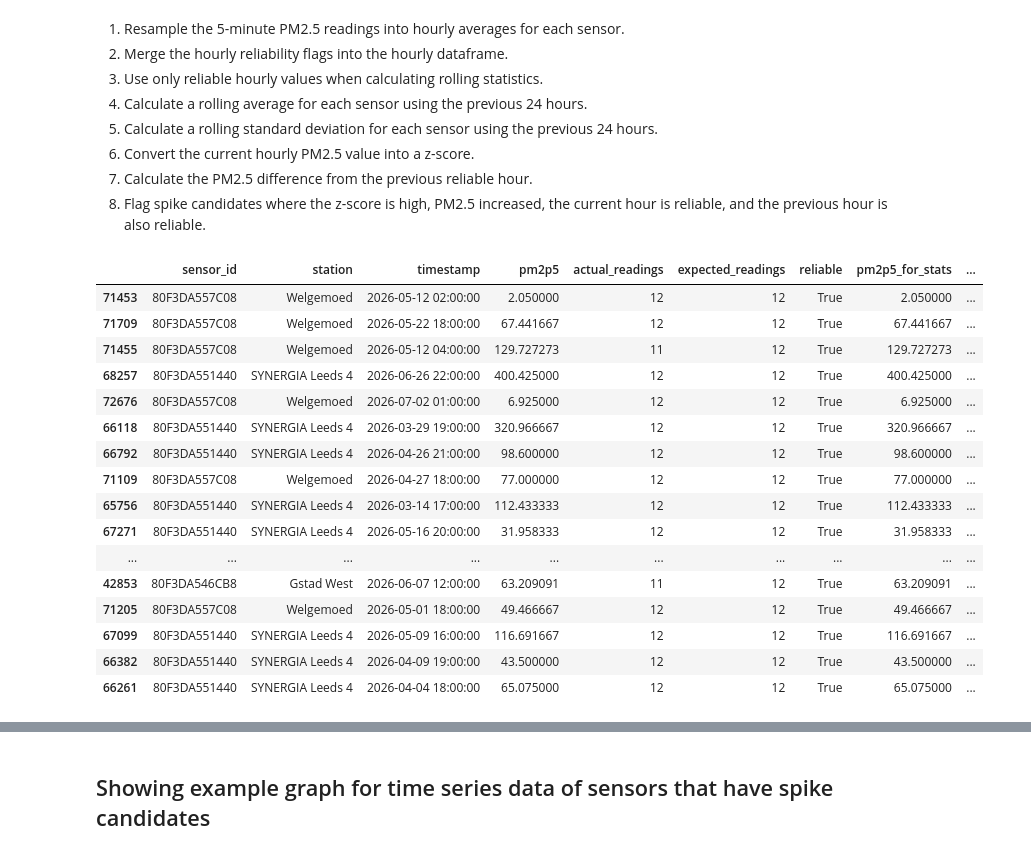
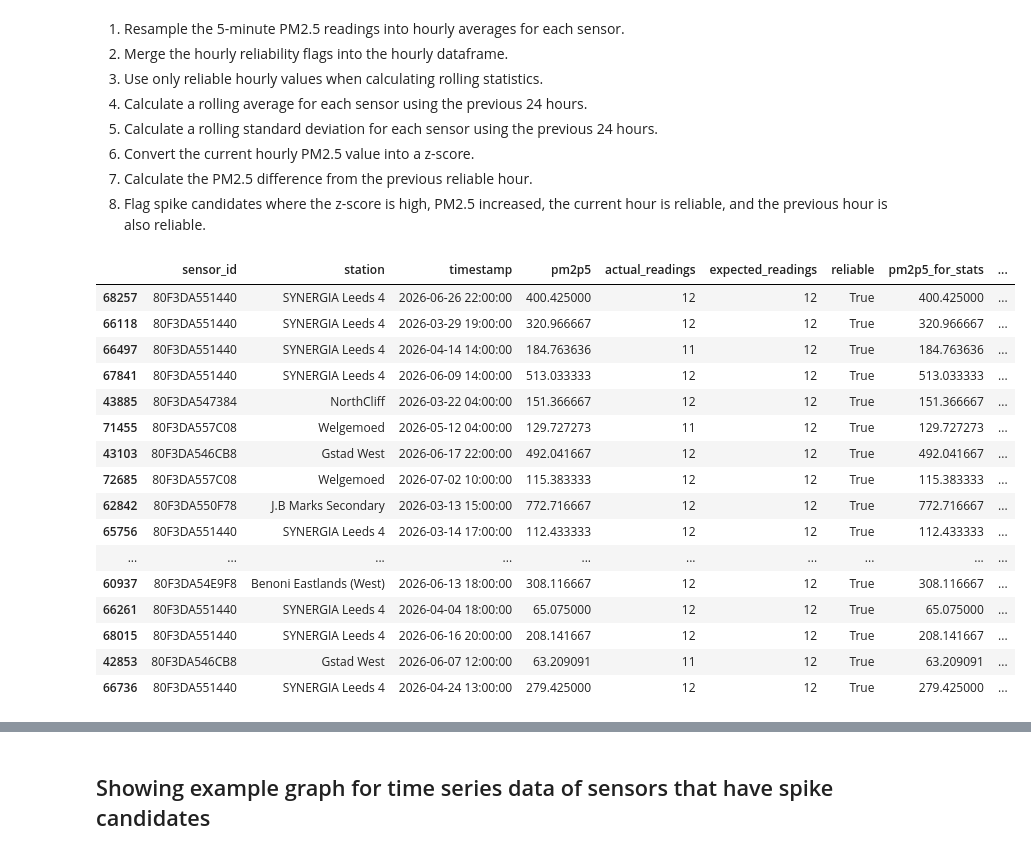
Before and after one commit to Okwukwe295/SACAQM_MLAgent, a Jupyter notebook: eda.ipynb, the cells around one changed output, grey strips where cells are left out. Saved outputs shown, nothing was run; the diff lists cells and outputs as text; code cells hidden in the pictures.

```diff
--- a/eda.ipynb
+++ b/eda.ipynb
@@ -587,7 +573,7 @@ df_full.sort_values("pm2p5", ascending=False)[
 2. Count how many 5-minute readings each sensor has in each hour.
 3. Mark each sensor-hour as reliable if it has enough readings, for example at least 10 out of 12.
 # %%
-df_full["hour"] = df_full["timestamp"].dt.floor("H") # add a new column to the DataFrame that represents the hour of each timestamp
+df_full["hour"] = df_full["timestamp"].dt.floor("h") # add a new column to the DataFrame that represents the hour of each timestamp
 
 hourly_flags = (df_full.groupby(["sensor_id","hour"]).size().reset_index(name="actual_readings")) # count the number of readings per hour for each sensor
 hourly_flags["expected_readings"] = 12 # since we are resampling to hourly, we expect 12 readings per hour
@@ -623,6 +609,8 @@ hourly_flags.head(20)
 7. Calculate the PM2.5 difference from the previous reliable hour.
 8. Flag spike candidates where the z-score is high, PM2.5 increased, the current hour is reliable, and the previous hour is also reliable.
 # %%
+import numpy as np
+
 # --------------------------------------------------
 # 1. Resample the 5-minute data to hourly averages
 # --------------------------------------------------
@@ -682,14 +670,18 @@ hourly["rolling_std"] = hourly.groupby("sensor_id")["pm2p5_for_stats"].transform
     lambda x: x.shift(1).rolling(window=24, min_periods=6).std()
 )
 
-
+min_std = 2.0
 # --------------------------------------------------
 # 5. Calculate z-score
 # --------------------------------------------------
 
+hourly["rolling_std_safe"] = hourly["rolling_std"].clip(lower=min_std)
+
+hourly.loc[hourly["rolling_std"].isna(), "rolling_std_safe"] = np.nan #hourly.loc[rows_to_select, column_to_select]
+
 hourly["z_score"] = (
     hourly["pm2p5"] - hourly["rolling_mean"]
-) / hourly["rolling_std"]
+) / hourly["rolling_std_safe"]
 
 
 # --------------------------------------------------
@@ -709,47 +701,48 @@ hourly["pm2p5_diff"] = (
 
 hourly["previous_reliable"] = (
     hourly.groupby("sensor_id")["reliable"]
     .shift(1)
     .fillna(False)
 )
 
 
 # --------------------------------------------------
 # 8. Detect spike candidates
 # --------------------------------------------------
+min_pm25_rise = 10
 
 spike_candidates = hourly[
     (hourly["z_score"] > 3) &
-    (hourly["pm2p5_diff"] > 0) &
+    (hourly["pm2p5_diff"] >= min_pm25_rise) &
     (hourly["reliable"]) &
     (hourly["previous_reliable"])
 ].copy()
 
 
 # --------------------------------------------------
 # 9. View strongest spike candidates
 # --------------------------------------------------
 
 spike_candidates = spike_candidates.sort_values("z_score", ascending=False)
 
 spike_candidates.head(30)
 
 # print(f"Total number of spike candidates detected: {len(spike_candidates)}")
 # %% [output]
 |  | sensor_id | station | timestamp | pm2p5 | actual_readings | expected_readings | reliable | pm2p5_for_stats | ... |
-| 71453 | 80F3DA557C08 | Welgemoed | 2026-05-12 02:00:00 | 2.050000 | 12 | 12 | True | 2.050000 | ... |
-| 71709 | 80F3DA557C08 | Welgemoed | 2026-05-22 18:00:00 | 67.441667 | 12 | 12 | True | 67.441667 | ... |
+| 68257 | 80F3DA551440 | SYNERGIA Leeds 4 | 2026-06-26 22:00:00 | 400.425000 | 12 | 12 | True | 400.425000 | ... |
+| 66118 | 80F3DA551440 | SYNERGIA Leeds 4 | 2026-03-29 19:00:00 | 320.966667 | 12 | 12 | True | 320.966667 | ... |
+| 66497 | 80F3DA551440 | SYNERGIA Leeds 4 | 2026-04-14 14:00:00 | 184.763636 | 11 | 12 | True | 184.763636 | ... |
+| 67841 | 80F3DA551440 | SYNERGIA Leeds 4 | 2026-06-09 14:00:00 | 513.033333 | 12 | 12 | True | 513.033333 | ... |
+| 43885 | 80F3DA547384 | NorthCliff | 2026-03-22 04:00:00 | 151.366667 | 12 | 12 | True | 151.366667 | ... |
 | 71455 | 80F3DA557C08 | Welgemoed | 2026-05-12 04:00:00 | 129.727273 | 11 | 12 | True | 129.727273 | ... |
-| 68257 | 80F3DA551440 | SYNERGIA Leeds 4 | 2026-06-26 22:00:00 | 400.425000 | 12 | 12 | True | 400.425000 | ... |
-| 72676 | 80F3DA557C08 | Welgemoed | 2026-07-02 01:00:00 | 6.925000 | 12 | 12 | True | 6.925000 | ... |
-| 66118 | 80F3DA551440 | SYNERGIA Leeds 4 | 2026-03-29 19:00:00 | 320.966667 | 12 | 12 | True | 320.966667 | ... |
-| 66792 | 80F3DA551440 | SYNERGIA Leeds 4 | 2026-04-26 21:00:00 | 98.600000 | 12 | 12 | True | 98.600000 | ... |
-| 71109 | 80F3DA557C08 | Welgemoed | 2026-04-27 18:00:00 | 77.000000 | 12 | 12 | True | 77.000000 | ... |
+| 43103 | 80F3DA546CB8 | Gstad West | 2026-06-17 22:00:00 | 492.041667 | 12 | 12 | True | 492.041667 | ... |
+| 72685 | 80F3DA557C08 | Welgemoed | 2026-07-02 10:00:00 | 115.383333 | 12 | 12 | True | 115.383333 | ... |
+| 62842 | 80F3DA550F78 | J.B Marks Secondary | 2026-03-13 15:00:00 | 772.716667 | 12 | 12 | True | 772.716667 | ... |
 | 65756 | 80F3DA551440 | SYNERGIA Leeds 4 | 2026-03-14 17:00:00 | 112.433333 | 12 | 12 | True | 112.433333 | ... |
-| 67271 | 80F3DA551440 | SYNERGIA Leeds 4 | 2026-05-16 20:00:00 | 31.958333 | 12 | 12 | True | 31.958333 | ... |
 | ... | ... | ... | ... | ... | ... | ... | ... | ... | ... |
+| 60937 | 80F3DA54E9F8 | Benoni Eastlands (West) | 2026-06-13 18:00:00 | 308.116667 | 12 | 12 | True | 308.116667 | ... |
+| 66261 | 80F3DA551440 | SYNERGIA Leeds 4 | 2026-04-04 18:00:00 | 65.075000 | 12 | 12 | True | 65.075000 | ... |
+| 68015 | 80F3DA551440 | SYNERGIA Leeds 4 | 2026-06-16 20:00:00 | 208.141667 | 12 | 12 | True | 208.141667 | ... |
 | 42853 | 80F3DA546CB8 | Gstad West | 2026-06-07 12:00:00 | 63.209091 | 11 | 12 | True | 63.209091 | ... |
-| 71205 | 80F3DA557C08 | Welgemoed | 2026-05-01 18:00:00 | 49.466667 | 12 | 12 | True | 49.466667 | ... |
-| 67099 | 80F3DA551440 | SYNERGIA Leeds 4 | 2026-05-09 16:00:00 | 116.691667 | 12 | 12 | True | 116.691667 | ... |
-| 66382 | 80F3DA551440 | SYNERGIA Leeds 4 | 2026-04-09 19:00:00 | 43.500000 | 12 | 12 | True | 43.500000 | ... |
-| 66261 | 80F3DA551440 | SYNERGIA Leeds 4 | 2026-04-04 18:00:00 | 65.075000 | 12 | 12 | True | 65.075000 | ... |
+| 66736 | 80F3DA551440 | SYNERGIA Leeds 4 | 2026-04-24 13:00:00 | 279.425000 | 12 | 12 | True | 279.425000 | ... |
```
Also changed, not shown: parts of 25 cells of this notebook, 3 other files.
